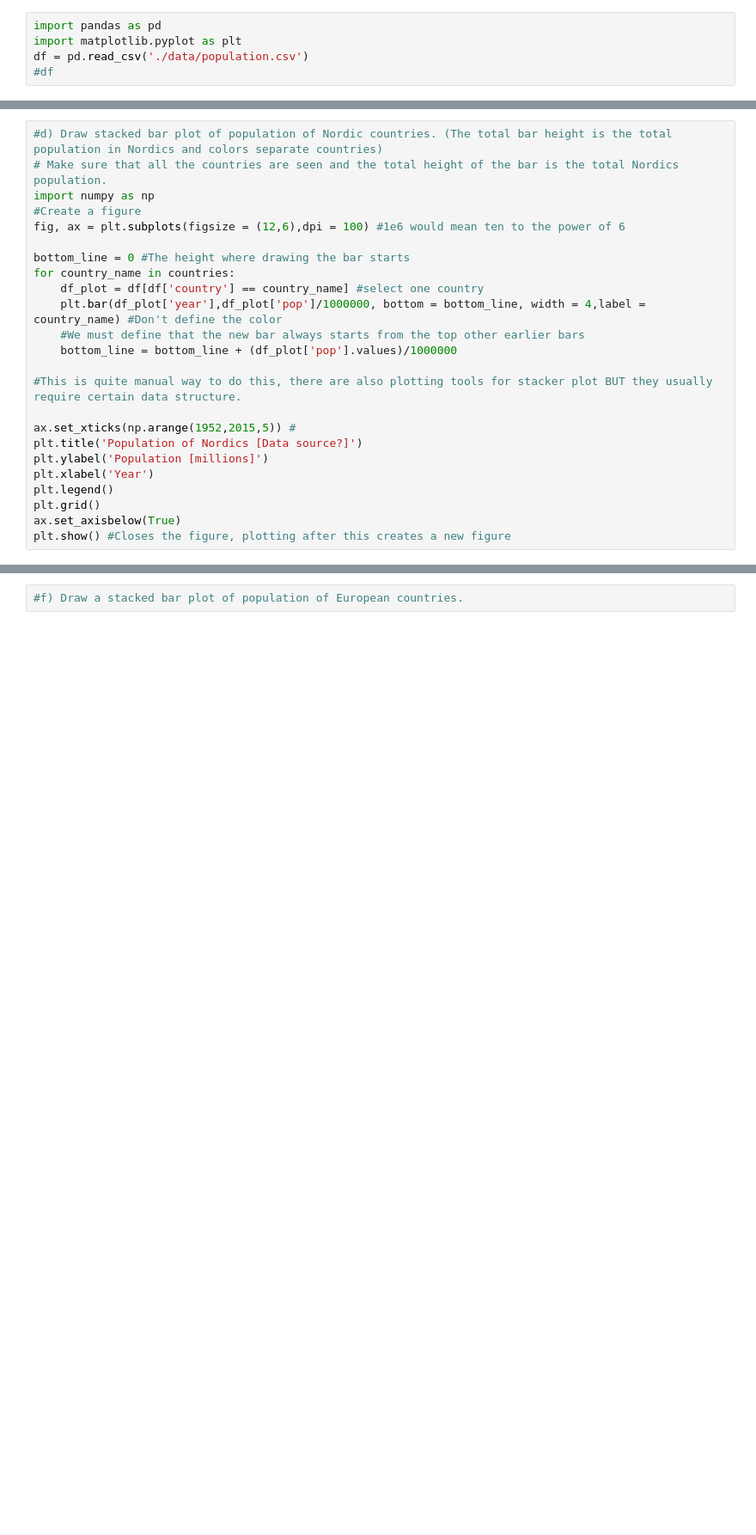
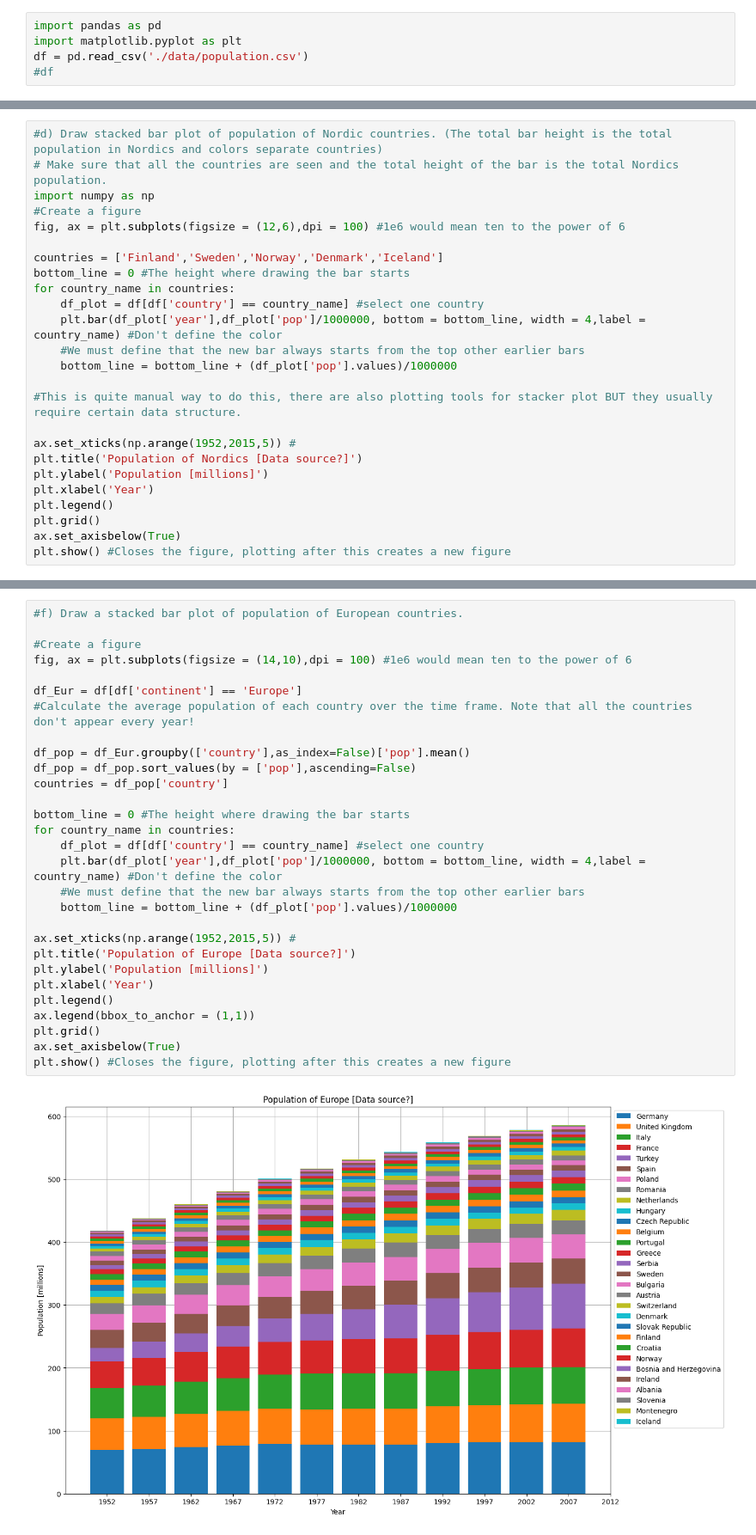
Before and after one commit to ilpovirt/Data_and_math_2025, a Jupyter notebook: Exercises_16.9.2025.ipynb, the cells around one changed output, grey strips where cells are left out. Shown: that part at 86% size. Saved outputs shown, nothing was run; the diff lists cells and outputs as text; blank space fills up the shorter version.

```diff
--- a/Exercises_16.9.2025.ipynb
+++ b/Exercises_16.9.2025.ipynb
@@ -80,6 +80,7 @@ import numpy as np
 #Create a figure
 fig, ax = plt.subplots(figsize = (12,6),dpi = 100) #1e6 would mean ten to the power of 6
 
+countries = ['Finland','Sweden','Norway','Denmark','Iceland']
 bottom_line = 0 #The height where drawing the bar starts
 for country_name in countries:
     df_plot = df[df['country'] == country_name] #select one country
@@ -104,2 +113,31 @@ plt.show() #Closes the figure, plotting after this creates a new figure
 # %%
 #f) Draw a stacked bar plot of population of European countries.
+
+#Create a figure
+fig, ax = plt.subplots(figsize = (14,10),dpi = 100) #1e6 would mean ten to the power of 6
+
+df_Eur = df[df['continent'] == 'Europe']
+#Calculate the average population of each country over the time frame. Note that all the countries don't appear every year!
+
+df_pop = df_Eur.groupby(['country'],as_index=False)['pop'].mean()
+df_pop = df_pop.sort_values(by = ['pop'],ascending=False)
+countries = df_pop['country']
+
+bottom_line = 0 #The height where drawing the bar starts
+for country_name in countries:
+    df_plot = df[df['country'] == country_name] #select one country
+    plt.bar(df_plot['year'],df_plot['pop']/1000000, bottom = bottom_line, width = 4,label = country_name) #Don't define the color
+    #We must define that the new bar always starts from the top other earlier bars
+    bottom_line = bottom_line + (df_plot['pop'].values)/1000000
+
+ax.set_xticks(np.arange(1952,2015,5)) #
+plt.title('Population of Europe [Data source?]')
+plt.ylabel('Population [millions]')
+plt.xlabel('Year')
+plt.legend()
+ax.legend(bbox_to_anchor = (1,1))
+plt.grid()
+ax.set_axisbelow(True)
+plt.show() #Closes the figure, plotting after this creates a new figure
+# %% [output]
+[figure, added]
```
Also changed, not shown: parts of 1 cell of this notebook.
